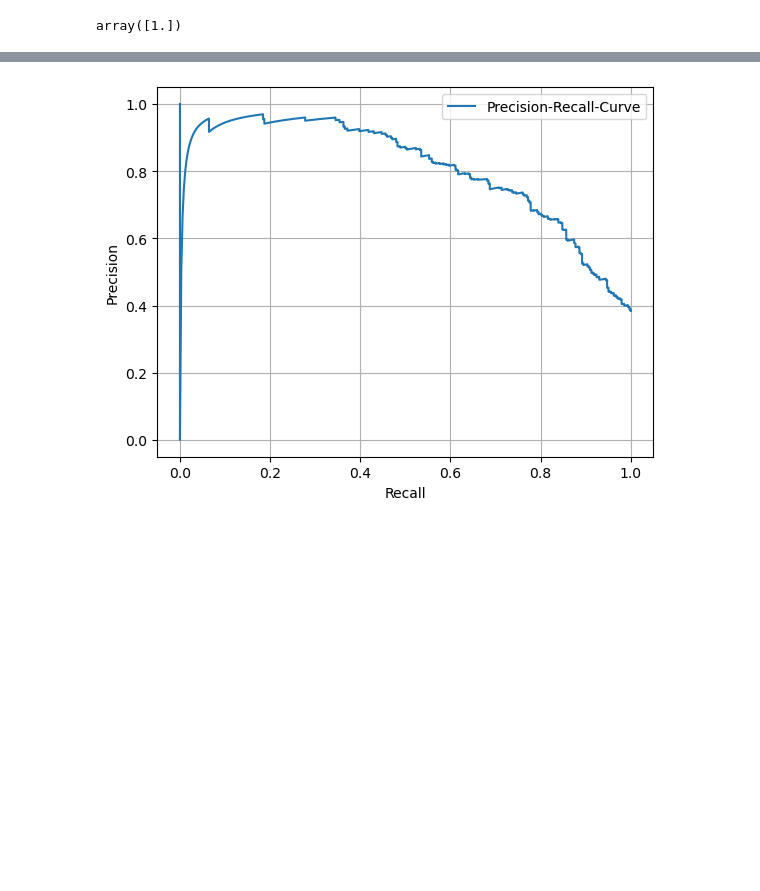
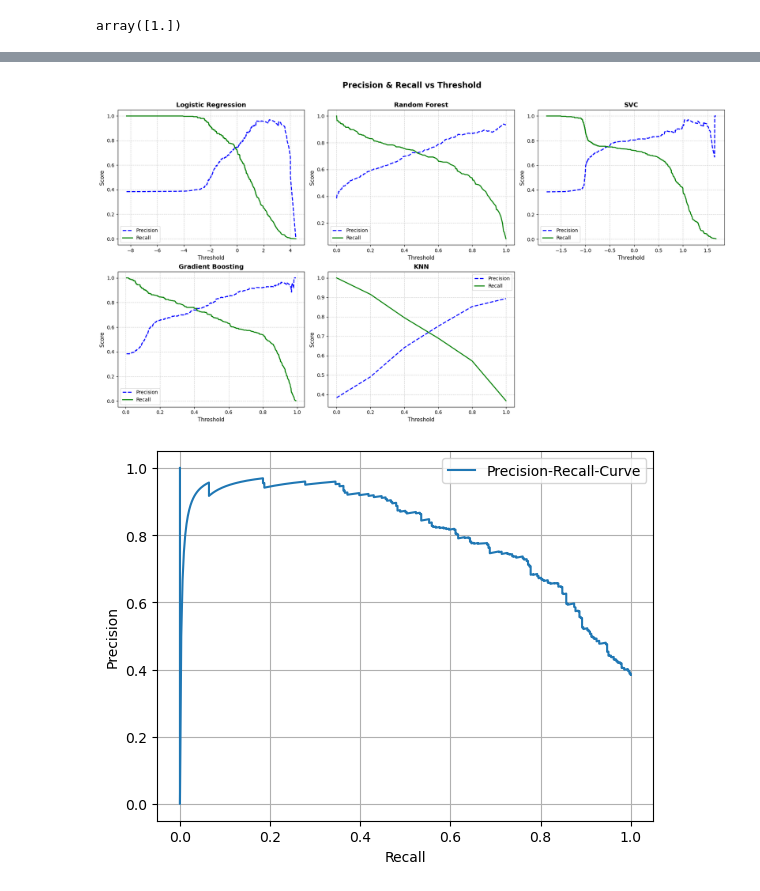
Before and after one commit to akshatkhatri/Machine_learning_playground, a Jupyter notebook: Chapter_3_geron/Titanic_dataset.ipynb, the cells around one changed output, grey strips where cells are left out. Drawn from its saved outputs; the diff is of its cells as text; code cells hidden in the pictures; blank space fills up the shorter version.

```diff
--- a/Chapter_3_geron/Titanic_dataset.ipynb
+++ b/Chapter_3_geron/Titanic_dataset.ipynb
@@ -784,4 +735,8 @@ array([-2.09075206e+00,  3.20521731e+00,  2.65845616e-01,  2.79503545e+00,
 from sklearn.metrics import precision_recall_curve
 
 precision,recall,threshold = precision_recall_curve(Y_train,Y_train_decision_scores)
+forest_precision, forest_recall, forest_thresholds = precision_recall_curve(Y_train, Y_train_forest_proba[:, 1])
+svc_precision, svc_recall, svc_thresholds = precision_recall_curve(Y_train, Y_train_svc_scores)
+gbc_precision, gbc_recall, gbc_thresholds = precision_recall_curve(Y_train, Y_train_gbc_proba[:, 1])
+knn_precision, knn_recall, knn_thresholds = precision_recall_curve(Y_train, Y_train_knn_proba[:, 1])
 # %%
@@ -796,3 +750,62 @@ plt.show()
+# %%
+import matplotlib.pyplot as plt
+
+fig, axes = plt.subplots(2, 3, figsize=(18, 10))
+
+# Logistic Regression
+axes[0, 0].plot(threshold, precision[:-1], "b--", label="Precision", linewidth=2)
+axes[0, 0].plot(threshold, recall[:-1], "g-", label="Recall", linewidth=2)
+axes[0, 0].set_title("Logistic Regression", fontsize=13, fontweight='bold')
+axes[0, 0].set_xlabel("Threshold", fontsize=11)
+axes[0, 0].set_ylabel("Score", fontsize=11)
+axes[0, 0].legend(loc='best', fontsize=10)
+axes[0, 0].grid(True, linestyle='--', alpha=0.6)
+
+# Random Forest
+axes[0, 1].plot(forest_thresholds, forest_precision[:-1], "b--", linewidth=2, label="Precision")
+axes[0, 1].plot(forest_thresholds, forest_recall[:-1], "g-", linewidth=2, label="Recall")
+axes[0, 1].set_title("Random Forest", fontsize=13, fontweight='bold')
+axes[0, 1].set_xlabel("Threshold", fontsize=11)
+axes[0, 1].set_ylabel("Score", fontsize=11)
+axes[0, 1].grid(True, linestyle='--', alpha=0.6)
+axes[0, 1].legend(loc='best', fontsize=10)
+
+# SVC
+axes[0, 2].plot(svc_thresholds, svc_precision[:-1], "b--", linewidth=2, label="Precision")
+axes[0, 2].plot(svc_thresholds, svc_recall[:-1], "g-", linewidth=2, label="Recall")
+axes[0, 2].set_title("SVC", fontsize=13, fontweight='bold')
+axes[0, 2].set_xlabel("Threshold", fontsize=11)
+axes[0, 2].set_ylabel("Score", fontsize=11)
+axes[0, 2].grid(True, linestyle='--', alpha=0.6)
+axes[0, 2].legend(loc='best', fontsize=10)
+
+# Gradient Boosting
+axes[1, 0].plot(gbc_thresholds, gbc_precision[:-1], "b--", linewidth=2, label="Precision")
+axes[1, 0].plot(gbc_thresholds, gbc_recall[:-1], "g-", linewidth=2, label="Recall")
+axes[1, 0].set_title("Gradient Boosting", fontsize=13, fontweight='bold')
+axes[1, 0].set_xlabel("Threshold", fontsize=11)
+axes[1, 0].set_ylabel("Score", fontsize=11)
+axes[1, 0].grid(True, linestyle='--', alpha=0.6)
+axes[1, 0].legend(loc='best', fontsize=10)
+
+# KNN
+axes[1, 1].plot(knn_thresholds, knn_precision[:-1], "b--", linewidth=2, label="Precision")
+axes[1, 1].plot(knn_thresholds, knn_recall[:-1], "g-", linewidth=2, label="Recall")
+axes[1, 1].set_title("KNN", fontsize=13, fontweight='bold')
+axes[1, 1].set_xlabel("Threshold", fontsize=11)
+axes[1, 1].set_ylabel("Score", fontsize=11)
+axes[1, 1].grid(True, linestyle='--', alpha=0.6)
+axes[1, 1].legend(loc='best', fontsize=10)
+
+# Hide unused subplot
+axes[1, 2].axis('off')
+
+plt.tight_layout()
+plt.subplots_adjust(top=0.9)
+fig.suptitle("Precision & Recall vs Threshold", fontsize=16, fontweight='bold')
+plt.show()
+# %% [output]
+[figure, added]
 # %%
 plt.plot(recall,precision,label = 'Precision-Recall-Curve')
 plt.grid()
```
Also changed, not shown: parts of 32 cells of this notebook, 5 other files.
